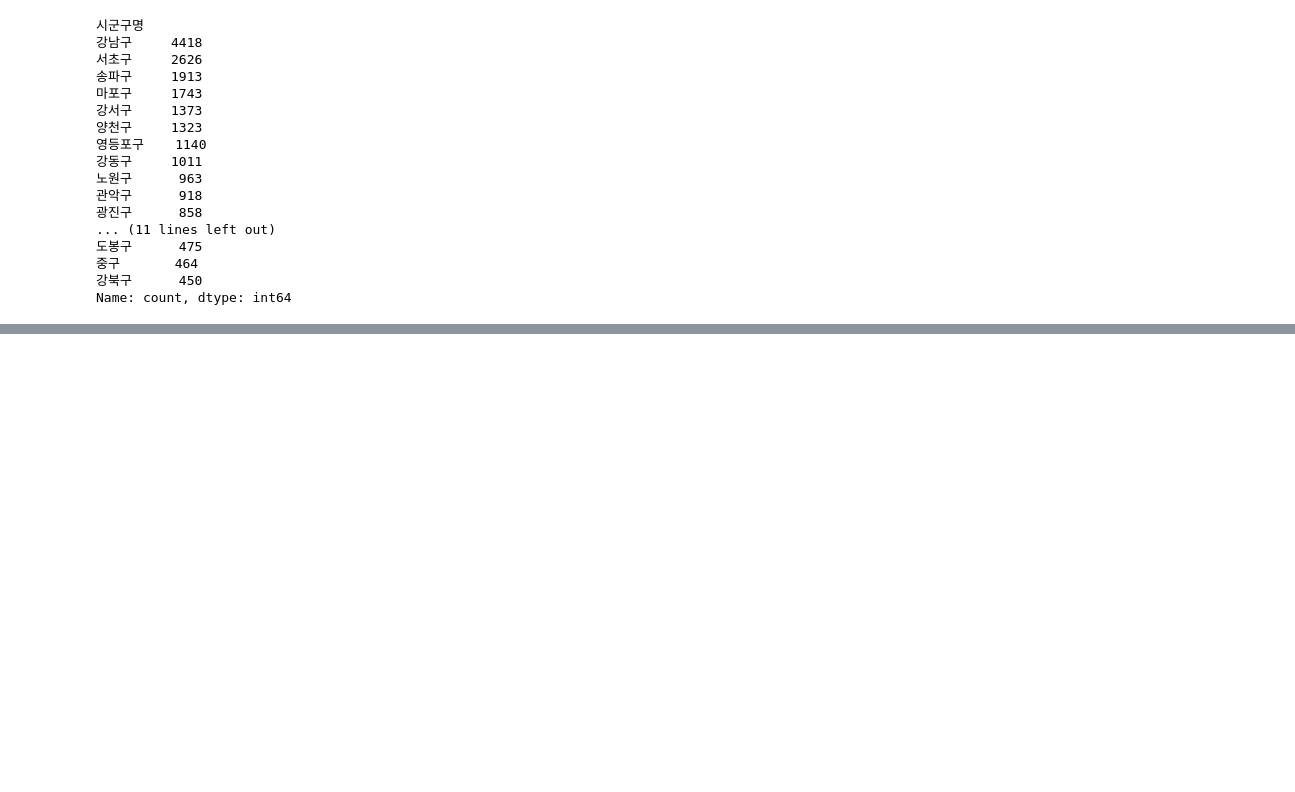
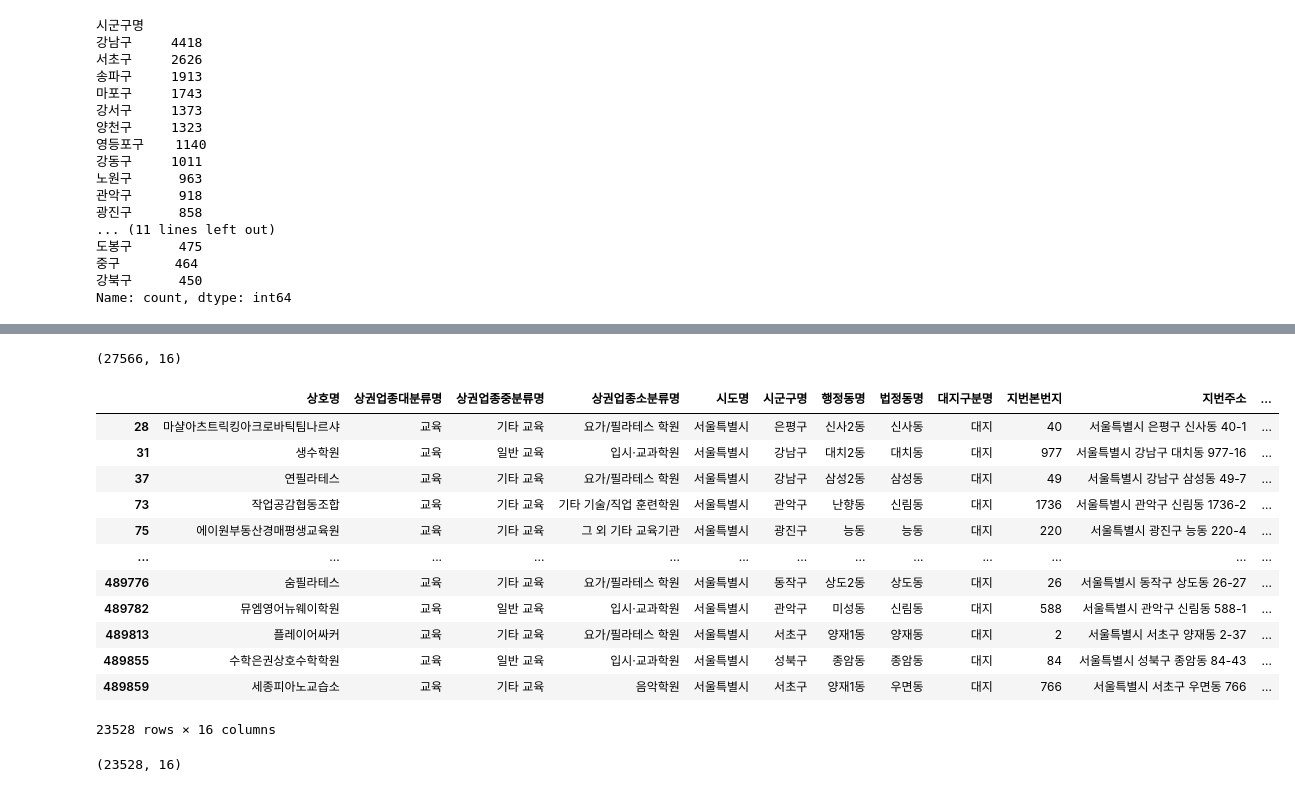
Before and after one commit to JangWoojun/big-data-analysis, a Jupyter notebook: 서울 학습.ipynb, the cells around one changed output, grey strips where cells are left out. Drawn from its saved outputs; the diff is of its cells as text; code cells hidden in the pictures; blank space fills up the shorter version.

```diff
--- a/서울 학습.ipynb
+++ b/서울 학습.ipynb
@@ -244,0 +285,6 @@ Name: count, dtype: int64
+# %%
+# study 데이터의 상권업종소분류명 기준으로 빈도수를 구해서
+# study_count에 저장하고 출력하기
+
+study_count = study["상권업종소분류명"].value_counts()
+study_count
@@ -244,0 +380,2 @@ Name: count, dtype: int64
+# %%
+study_count_1000 = study_count[study_count >= 1000]
@@ -244,0 +429,28 @@ Name: count, dtype: int64
+# %%
+study.shape
+# %% [output]
+(27566, 16)
+# %%
+study["상권업종소분류명"].isin(study_count_1000.index)
+study[study["상권업종소분류명"].isin(study_count_1000.index)]
+
+study_selected = study[study["상권업종소분류명"].isin(study_count_1000.index)]
+study_selected
+# %% [output]
+|  | 상호명 | 상권업종대분류명 | 상권업종중분류명 | 상권업종소분류명 | 시도명 | 시군구명 | 행정동명 | 법정동명 | 대지구분명 | 지번본번지 | 지번주소 | ... |
+| 28 | 마샬아츠트릭킹아크로바틱팀나르샤 | 교육 | 기타 교육 | 요가/필라테스 학원 | 서울특별시 | 은평구 | 신사2동 | 신사동 | 대지 | 40 | 서울특별시 은평구 신사동 40-1 | ... |
+| 31 | 생수학원 | 교육 | 일반 교육 | 입시·교과학원 | 서울특별시 | 강남구 | 대치2동 | 대치동 | 대지 | 977 | 서울특별시 강남구 대치동 977-16 | ... |
+| 37 | 연필라테스 | 교육 | 기타 교육 | 요가/필라테스 학원 | 서울특별시 | 강남구 | 삼성2동 | 삼성동 | 대지 | 49 | 서울특별시 강남구 삼성동 49-7 | ... |
+| 73 | 작업공감협동조합 | 교육 | 기타 교육 | 기타 기술/직업 훈련학원 | 서울특별시 | 관악구 | 난향동 | 신림동 | 대지 | 1736 | 서울특별시 관악구 신림동 1736-2 | ... |
+| 75 | 에이원부동산경매평생교육원 | 교육 | 기타 교육 | 그 외 기타 교육기관 | 서울특별시 | 광진구 | 능동 | 능동 | 대지 | 220 | 서울특별시 광진구 능동 220-4 | ... |
+| ... | ... | ... | ... | ... | ... | ... | ... | ... | ... | ... | ... | ... |
+| 489776 | 숨필라테스 | 교육 | 기타 교육 | 요가/필라테스 학원 | 서울특별시 | 동작구 | 상도2동 | 상도동 | 대지 | 26 | 서울특별시 동작구 상도동 26-27 | ... |
+| 489782 | 뮤엠영어뉴웨이학원 | 교육 | 일반 교육 | 입시·교과학원 | 서울특별시 | 관악구 | 미성동 | 신림동 | 대지 | 588 | 서울특별시 관악구 신림동 588-1 | ... |
+| 489813 | 플레이어싸커 | 교육 | 기타 교육 | 요가/필라테스 학원 | 서울특별시 | 서초구 | 양재1동 | 양재동 | 대지 | 2 | 서울특별시 서초구 양재동 2-37 | ... |
+| 489855 | 수학은권상호수학학원 | 교육 | 일반 교육 | 입시·교과학원 | 서울특별시 | 성북구 | 종암동 | 종암동 | 대지 | 84 | 서울특별시 성북구 종암동 84-43 | ... |
+| 489859 | 세종피아노교습소 | 교육 | 기타 교육 | 음악학원 | 서울특별시 | 서초구 | 양재1동 | 우면동 | 대지 | 766 | 서울특별시 서초구 우면동 766 | ... |
+23528 rows × 16 columns
+# %%
+study_selected.shape
+# %% [output]
+(23528, 16)
```
Also changed, not shown: parts of 16 cells of this notebook.
